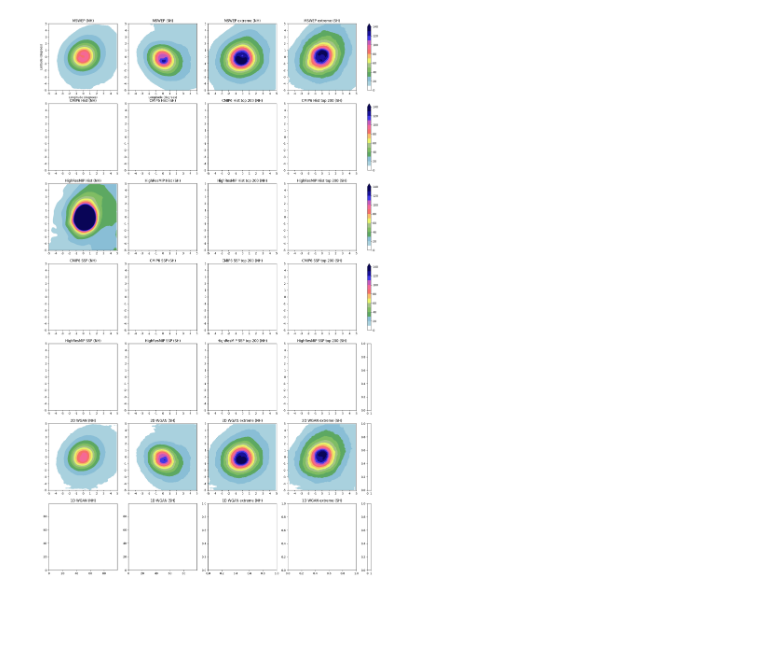
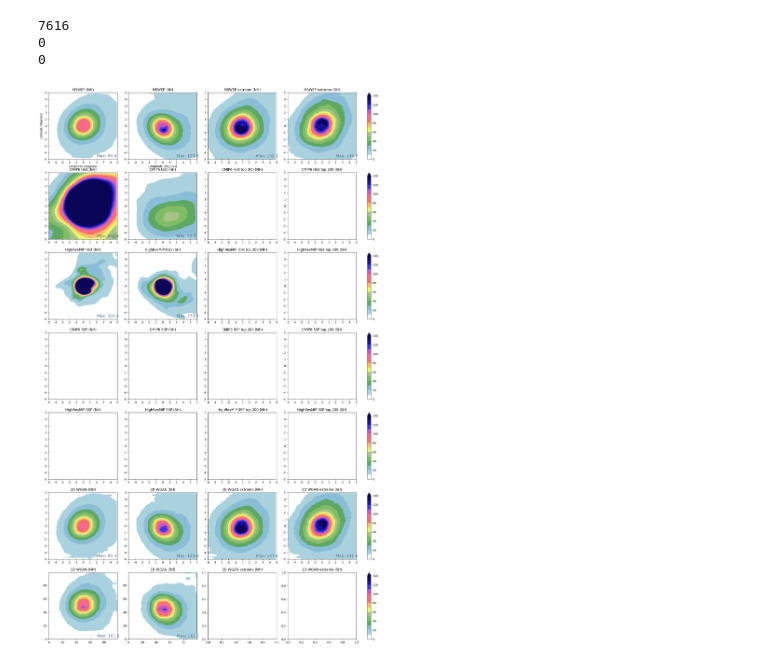
Before and after one commit to vosps/tropical_cyclone, a Jupyter notebook: tracking/2_composite_rain.ipynb, the cells around one changed output. Saved outputs shown, nothing was run; the diff lists cells and outputs as text; code cells hidden in the pictures; blank space fills up the shorter version.

Commit message:
composite rainfall progress

```diff
--- a/tracking/2_composite_rain.ipynb
+++ b/tracking/2_composite_rain.ipynb
@@ -178,4 +289,8 @@ composite_og_x_nh,composite_og_x_sh = generate_composite_rainfall(meta_og_x,pred
 # composite_nh = np.mean(top_200_storms_nh,axis=0)
 # composite_sh = np.mean(top_200_storms_sh,axis=0)
 composite_hrmip_hist_nh,composite_hrmip_hist_sh = generate_composite_rainfall(meta_hrmip_hist,np.expand_dims(hrmip_rain,axis=-1),ibtracks=False,time_sample_rate=6)
+_,composite_hrmip_hist_sh = generate_composite_rainfall(meta_hrmip_hist_SH,np.expand_dims(hrmip_rain_SH,axis=-1),ibtracks=False,time_sample_rate=6)
+
+composite_cmip6_hist_nh,composite_cmip6_hist_sh = generate_composite_rainfall(meta_cmip6_hist,np.expand_dims(cmip6_rain,axis=-1),ibtracks=False,time_sample_rate=6)
+_,composite_cmip6_hist_sh = generate_composite_rainfall(meta_cmip6_hist_SH,np.expand_dims(cmip6_rain_SH,axis=-1),ibtracks=False,time_sample_rate=6)
 # %% [output]
@@ -200,26 +314,57 @@ composite_hrmip_hist_nh,composite_hrmip_hist_sh = generate_composite_rainfall(me
+# %%
+print(np.sum(composite_cmip6_hist_sh>10))
+print(np.sum(composite_cmip6_hist_sh==1))
+
+print(np.sum(composite_cmip6_hist_nh==1))
+# %% [output]
+7616
+0
+0
 # %%
 # define cmap
 precip_cmap,precip_norm = make_cmap()
 # %%
 
 fig,axes = plt.subplots(7,5,figsize=(20.5, 35),gridspec_kw={'width_ratios': [1, 1, 1, 1, 0.05]})
+
+# MSWEP Obs
 im_1 = axes[0,0].contourf(composite_nh,cmap=precip_cmap,levels=[0,10,20,30,40,50,60,70,80,90,100,110,120,130,140],extend='max')
+axes[0,0].annotate('Max: %.1f' % np.max(composite_nh), xy = (90,90), xytext=(70,3),fontsize=14, color='#586985')
 im_2 = axes[0,1].contourf(composite_sh,cmap=precip_cmap,levels=[0,10,20,30,40,50,60,70,80,90,100,110,120,130,140],extend='max')
+axes[0,1].annotate('Max: %.1f' % np.max(composite_sh), xy = (90,90), xytext=(70,3),fontsize=14, color='#586985')
 im_3 = axes[0,2].contourf(composite_nh_x,cmap=precip_cmap,levels=[0,10,20,30,40,50,60,70,80,90,100,110,120,130,140],extend='max')
+axes[0,2].annotate('Max: %.1f' % np.max(composite_nh_x), xy = (90,90), xytext=(70,3),fontsize=14, color='#586985')
 im_4 = axes[0,3].contourf(composite_sh_x,cmap=precip_cmap,levels=[0,10,20,30,40,50,60,70,80,90,100,110,120,130,140],extend='max')
+axes[0,3].annotate('Max: %.1f' % np.max(composite_sh_x), xy = (90,90), xytext=(70,3),fontsize=14, color='#586985')
 
+# IMERG Obs
 im_5 = axes[2,0].contourf(composite_hrmip_hist_nh,cmap=precip_cmap,levels=[0,10,20,30,40,50,60,70,80,90,100,110,120,130,140],extend='max')
+axes[2,0].annotate('Max: %.1f' % np.max(composite_hrmip_hist_nh), xy = (90,90), xytext=(70,3),fontsize=14, color='#586985')
 im_6 = axes[2,1].contourf(composite_hrmip_hist_sh,cmap=precip_cmap,levels=[0,10,20,30,40,50,60,70,80,90,100,110,120,130,140],extend='max')
+axes[2,1].annotate('Max: %.1f' % np.max(composite_hrmip_hist_sh), xy = (90,90), xytext=(70,3),fontsize=14, color='#586985')
 
+# CMIP6 hist
+im_7 = axes[1,0].contourf(composite_cmip6_hist_nh,cmap=precip_cmap,levels=[0,10,20,30,40,50,60,70,80,90,100,110,120,130,140],extend='max')
+axes[1,0].annotate('Max: %.1f' % np.max(composite_cmip6_hist_nh), xy = (90,90), xytext=(70,3),fontsize=14, color='#586985')
+im_8 = axes[1,1].contourf(composite_cmip6_hist_sh,cmap=precip_cmap,levels=[0,10,20,30,40,50,60,70,80,90,100,110,120,130,140],extend='max')
+axes[1,1].annotate('Max: %.1f' % np.max(composite_cmip6_hist_sh), xy = (90,90), xytext=(70,3),fontsize=14, color='#586985')
 
+# OG WGAN
+im_og_nh = axes[5,0].contourf(composite_og_nh,cmap=precip_cmap,levels=[0,10,20,30,40,50,60,70,80,90,100,110,120,130,140],extend='max')
+axes[5,0].annotate('Max: %.1f' % np.max(composite_og_nh), xy = (90,90), xytext=(70,3),fontsize=14, color='#586985')
+im_og_sh = axes[5,1].contourf(composite_og_sh,cmap=precip_cmap,levels=[0,10,20,30,40,50,60,70,80,90,100,110,120,130,140],extend='max')
+axes[5,1].annotate('Max: %.1f' % np.max(composite_og_sh), xy = (90,90), xytext=(70,3),fontsize=14, color='#586985')
+im_og_x_nh = axes[5,2].contourf(composite_og_x_nh,cmap=precip_cmap,levels=[0,10,20,30,40,50,60,70,80,90,100,110,120,130,140],extend='max')
+axes[5,2].annotate('Max: %.1f' % np.max(composite_og_x_nh), xy = (90,90), xytext=(70,3),fontsize=14, color='#586985')
+im_og_x_sh = axes[5,3].contourf(composite_og_x_sh,cmap=precip_cmap,levels=[0,10,20,30,40,50,60,70,80,90,100,110,120,130,140],extend='max')
+axes[5,3].annotate('Max: %.1f' % np.max(composite_og_x_sh), xy = (90,90), xytext=(70,3),fontsize=14, color='#586985')
+
+# Scalar WGAN
 im_pred_nh = axes[6,0].contourf(composite_wgan_nh,cmap=precip_cmap,levels=[0,10,20,30,40,50,60,70,80,90,100,110,120,130,140],extend='max')
+axes[6,0].annotate('Max: %.1f' % np.max(composite_wgan_nh), xy = (90,90), xytext=(70,3),fontsize=14, color='#586985')
 im_pred_sh = axes[6,1].contourf(composite_wgan_sh,cmap=precip_cmap,levels=[0,10,20,30,40,50,60,70,80,90,100,110,120,130,140],extend='max')
+axes[6,1].annotate('Max: %.1f' % np.max(composite_wgan_sh), xy = (90,90), xytext=(70,3),fontsize=14, color='#586985')
 
-
-im_og_nh = axes[5,0].contourf(composite_og_nh,cmap=precip_cmap,levels=[0,10,20,30,40,50,60,70,80,90,100,110,120,130,140],extend='max')
-im_og_sh = axes[5,1].contourf(composite_og_sh,cmap=precip_cmap,levels=[0,10,20,30,40,50,60,70,80,90,100,110,120,130,140],extend='max')
-im_og_x_nh = axes[5,2].contourf(composite_og_x_nh,cmap=precip_cmap,levels=[0,10,20,30,40,50,60,70,80,90,100,110,120,130,140],extend='max')
-im_og_x_sh = axes[5,3].contourf(composite_og_x_sh,cmap=precip_cmap,levels=[0,10,20,30,40,50,60,70,80,90,100,110,120,130,140],extend='max')
 # Set the tick positions
 t_p = [0,10,20,30,40,50,60,70,80,90,100]
 t_l = [-5,-4,-3,-2,-1,0,1,2,3,4,5]
@@ -253,34 +398,38 @@ axes[2,3].set_title('HighResMIP Hist top 200 (SH)')
 axes[3,0].set_title('CMIP6 SSP (NH)')
 axes[3,1].set_title('CMIP6 SSP (SH)')
 axes[3,2].set_title('CMIP6 SSP top 200 (NH)')
 axes[3,3].set_title('CMIP6 SSP top 200 (SH)')
 
 axes[4,0].set_title('HighResMIP SSP (NH)')
 axes[4,1].set_title('HighResMIP SSP (SH)')
 axes[4,2].set_title('HighResMIP SSP top 200 (NH)')
 axes[4,3].set_title('HighResMIP SSP top 200 (SH)')
 
 axes[5,0].set_title('2D WGAN (NH)')
 axes[5,1].set_title('2D WGAN (SH)')
 axes[5,2].set_title('2D WGAN extreme (NH)')
 axes[5,3].set_title('2D WGAN extreme (SH)')
 
 axes[6,0].set_title('1D WGAN (NH)')
 axes[6,1].set_title('1D WGAN (SH)')
 axes[6,2].set_title('1D WGAN extreme (NH)')
 axes[6,3].set_title('1D WGAN extreme (SH)')
 
 
 
 
 plt.colorbar(im_2,ticks=[0,20,40,60,80,100,120,140],cax=axes[0,4])
 plt.colorbar(im_5,ticks=[0,20,40,60,80,100,120,140],cax=axes[1,4])
 plt.colorbar(im_5,ticks=[0,20,40,60,80,100,120,140],cax=axes[2,4])
 plt.colorbar(im_5,ticks=[0,20,40,60,80,100,120,140],cax=axes[3,4])
+plt.colorbar(im_5,ticks=[0,20,40,60,80,100,120,140],cax=axes[4,4])
+plt.colorbar(im_5,ticks=[0,20,40,60,80,100,120,140],cax=axes[5,4])
+plt.colorbar(im_5,ticks=[0,20,40,60,80,100,120,140],cax=axes[6,4])
+
 
 plt.savefig('composite_rain.png',bbox_inches='tight')
 # %% [output]
-[figure, old version]
+[figure, new version]
 # %%
 # method for composite rain plot:
 # for each storm, sum up the rain along its track, centred on centre of TC.
```
Also changed, not shown: parts of 10 cells of this notebook, 10 other files.
